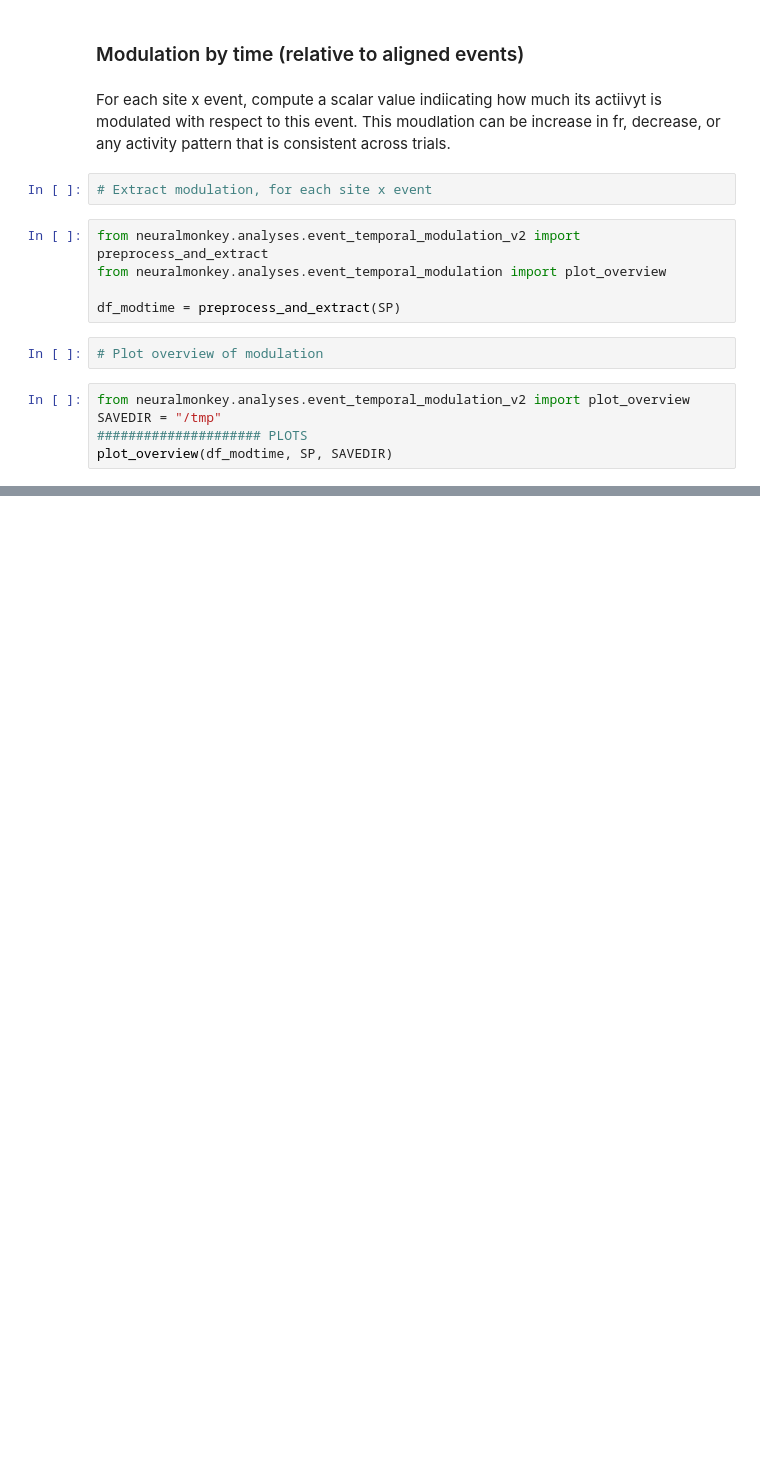
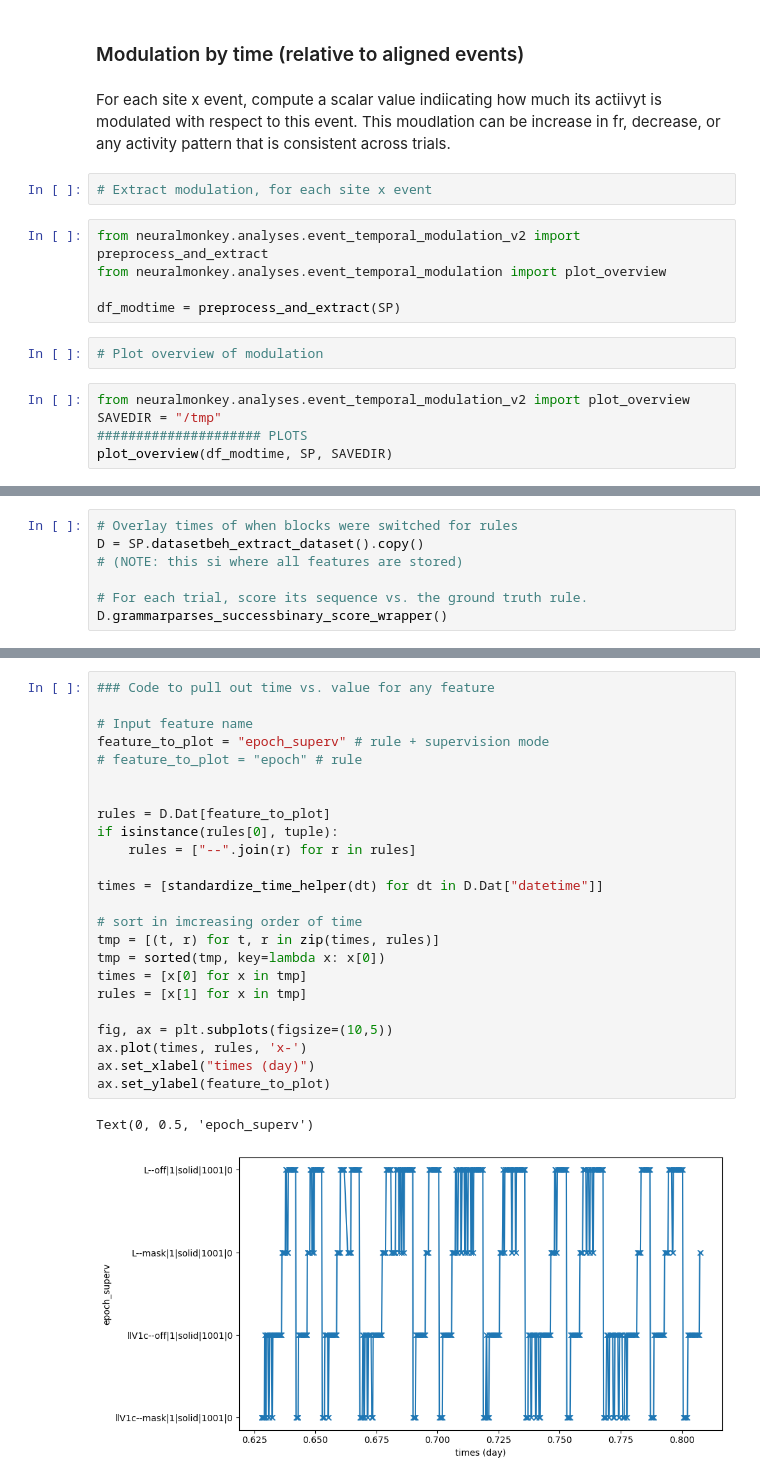
Before and after one commit to lucast4/neuralmonkey, a Jupyter notebook: neuralmonkey/notebooks_tutorials/230627_neural_preprocessing_tutorial_v3.ipynb, the cells around one changed output, grey strips where cells are left out. Cells and saved outputs as stored; diff of their text form; blank space fills up the shorter version.

```diff
--- a/neuralmonkey/notebooks_tutorials/230627_neural_preprocessing_tutorial_v3.ipynb
+++ b/neuralmonkey/notebooks_tutorials/230627_neural_preprocessing_tutorial_v3.ipynb
@@ -567,0 +472,7 @@ plot_overview(df_modtime, SP, SAVEDIR)
+# %%
+# Overlay times of when blocks were switched for rules
+D = SP.datasetbeh_extract_dataset().copy()
+# (NOTE: this si where all features are stored)
+
+# For each trial, score its sequence vs. the ground truth rule.
+D.grammarparses_successbinary_score_wrapper()
@@ -567,0 +498,27 @@ plot_overview(df_modtime, SP, SAVEDIR)
+# %%
+### Code to pull out time vs. value for any feature
+
+# Input feature name
+feature_to_plot = "epoch_superv" # rule + supervision mode
+# feature_to_plot = "epoch" # rule
+
+
+rules = D.Dat[feature_to_plot]
+if isinstance(rules[0], tuple):
+    rules = ["--".join(r) for r in rules]
+
+times = [standardize_time_helper(dt) for dt in D.Dat["datetime"]]
+
+# sort in imcreasing order of time
+tmp = [(t, r) for t, r in zip(times, rules)]
+tmp = sorted(tmp, key=lambda x: x[0])
+times = [x[0] for x in tmp]
+rules = [x[1] for x in tmp]
+
+fig, ax = plt.subplots(figsize=(10,5))
+ax.plot(times, rules, 'x-')
+ax.set_xlabel("times (day)")
+ax.set_ylabel(feature_to_plot)
+# %% [output]
+Text(0, 0.5, 'epoch_superv')
+[figure, added]
```
Also changed, not shown: parts of 49 cells of this notebook, 1 other file.
